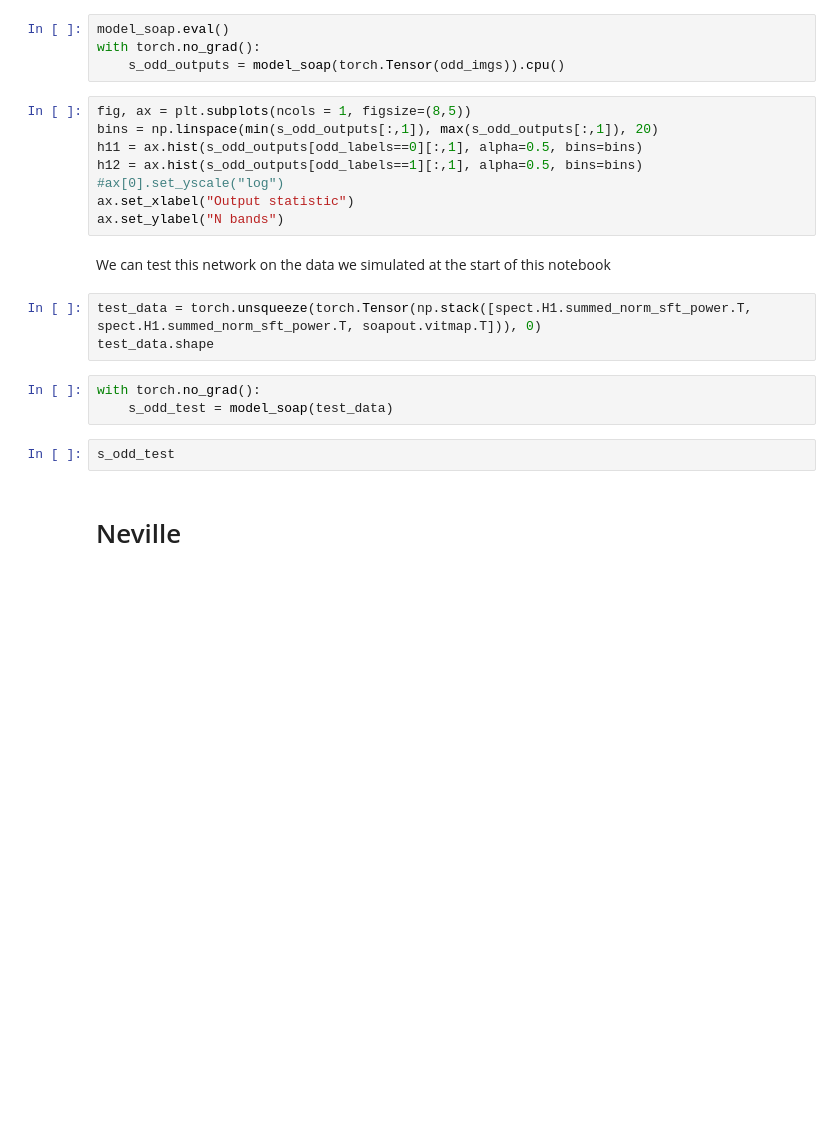
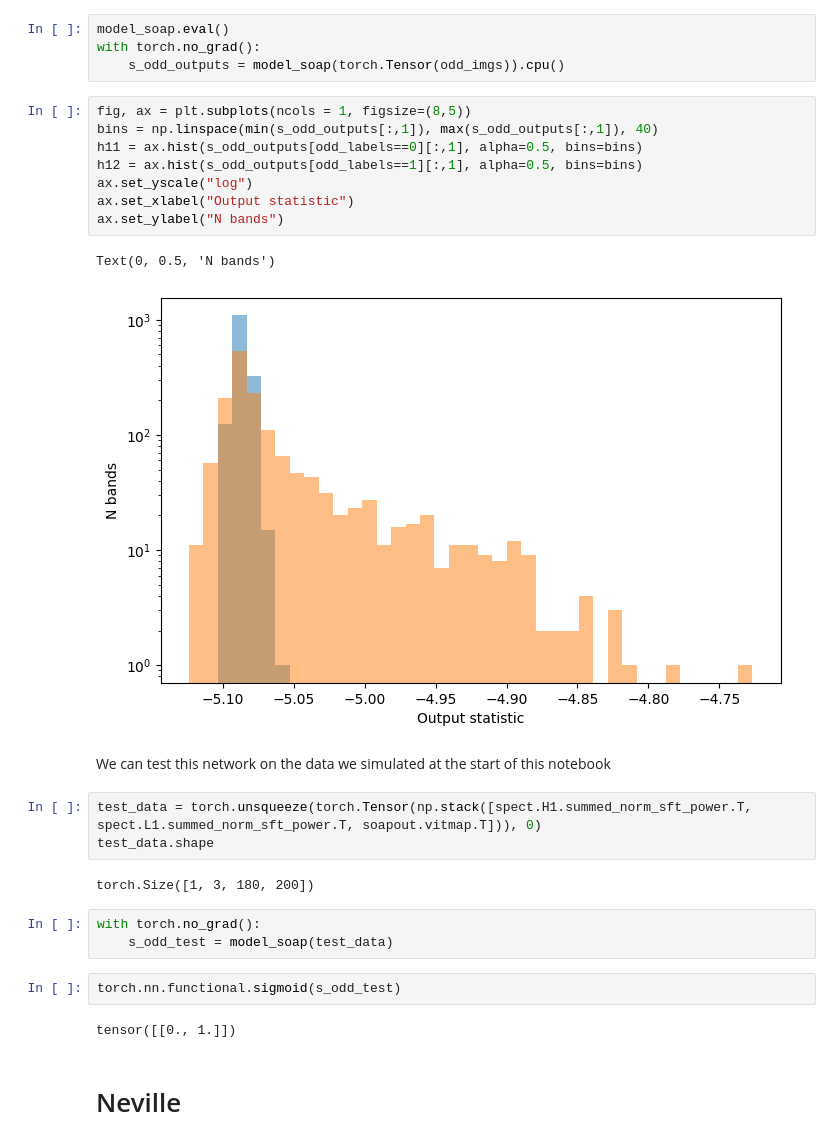
Before and after one commit to jcbayley/cwworkshop, a Jupyter notebook: cwworkshop_soap.ipynb, the cells around one changed output. Saved outputs shown, nothing was run; the diff lists cells and outputs as text; blank space fills up the shorter version.

```diff
--- a/cwworkshop_soap.ipynb
+++ b/cwworkshop_soap.ipynb
@@ -500,21 +622,28 @@ with torch.no_grad():
     s_odd_outputs = model_soap(torch.Tensor(odd_imgs)).cpu()
 # %%
 fig, ax = plt.subplots(ncols = 1, figsize=(8,5))
-bins = np.linspace(min(s_odd_outputs[:,1]), max(s_odd_outputs[:,1]), 20)
+bins = np.linspace(min(s_odd_outputs[:,1]), max(s_odd_outputs[:,1]), 40)
 h11 = ax.hist(s_odd_outputs[odd_labels==0][:,1], alpha=0.5, bins=bins)
 h12 = ax.hist(s_odd_outputs[odd_labels==1][:,1], alpha=0.5, bins=bins)
-#ax[0].set_yscale("log")
+ax.set_yscale("log")
 ax.set_xlabel("Output statistic")
 ax.set_ylabel("N bands")
+# %% [output]
+Text(0, 0.5, 'N bands')
+[figure, added]
 # %% [markdown]
 We can test this network on the data we simulated at the start of this notebook
 # %%
-test_data = torch.unsqueeze(torch.Tensor(np.stack([spect.H1.summed_norm_sft_power.T, spect.H1.summed_norm_sft_power.T, soapout.vitmap.T])), 0)
+test_data = torch.unsqueeze(torch.Tensor(np.stack([spect.H1.summed_norm_sft_power.T, spect.L1.summed_norm_sft_power.T, soapout.vitmap.T])), 0)
 test_data.shape
+# %% [output]
+torch.Size([1, 3, 180, 200])
 # %%
 with torch.no_grad():
     s_odd_test = model_soap(test_data)
-# %%
-s_odd_test
+# %%
+torch.nn.functional.sigmoid(s_odd_test)
+# %% [output]
+tensor([[0., 1.]])
 # %% [markdown]
 # Neville
```
Also changed, not shown: parts of 58 cells of this notebook, 4 other files.
